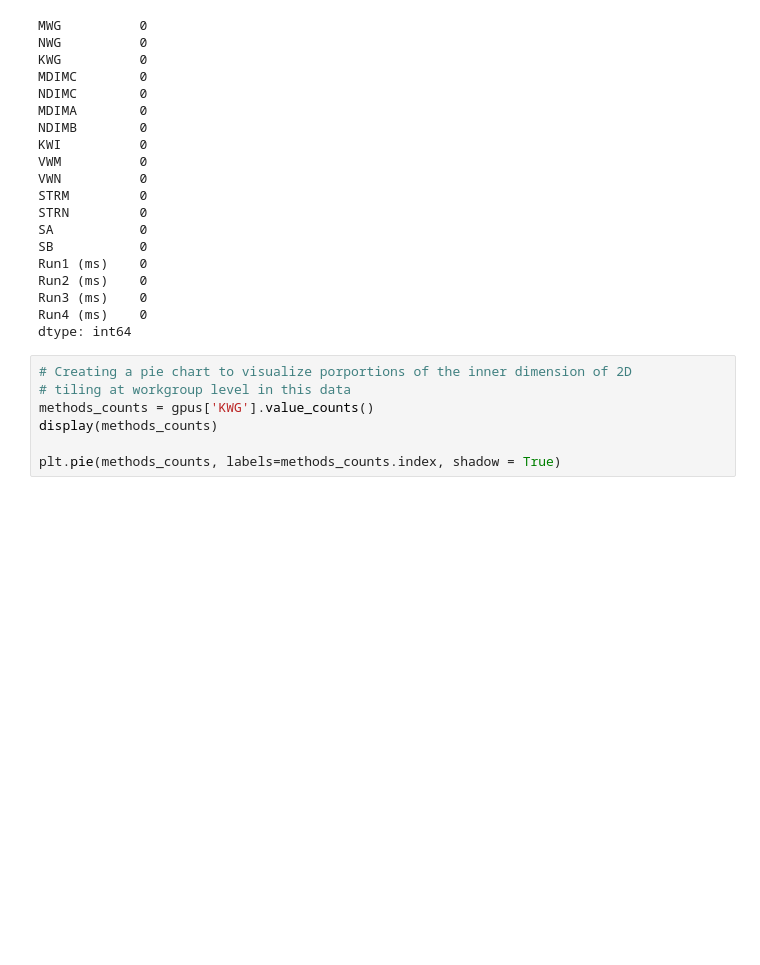
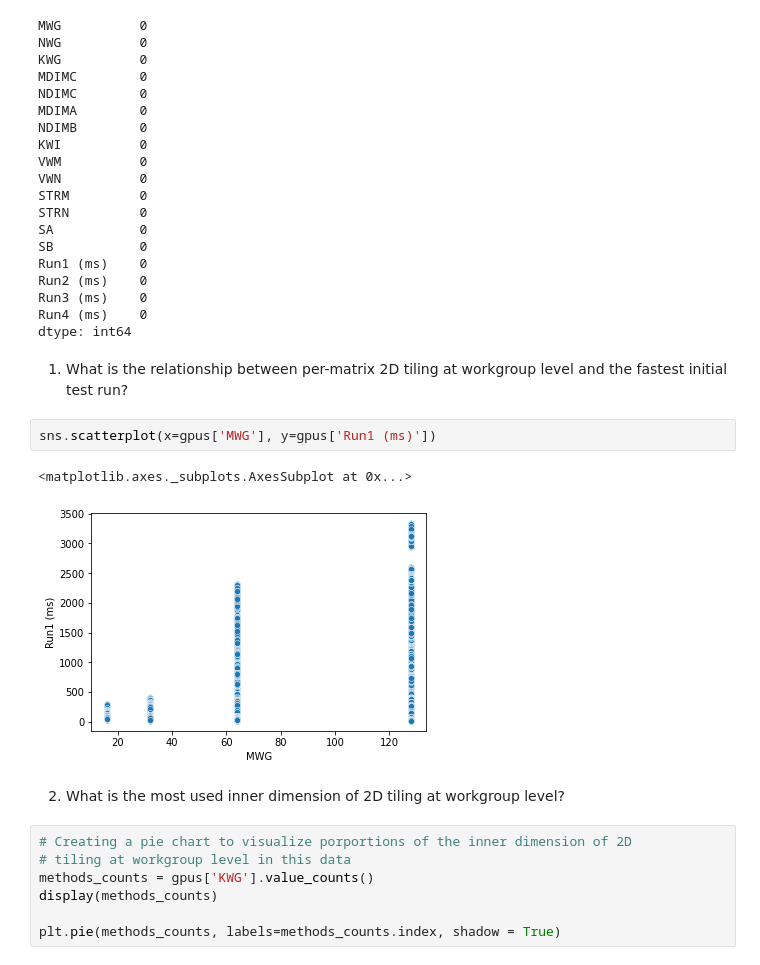
Before and after one commit to MaheshGouru/CS5265-Assignment-1, a Jupyter notebook: CS5265_Assignment_1_Gouru.ipynb, the cells around one changed output. Saved outputs shown, nothing was run; the diff lists cells and outputs as text; blank space fills up the shorter version.

```diff
--- a/CS5265_Assignment_1_Gouru.ipynb
+++ b/CS5265_Assignment_1_Gouru.ipynb
@@ -129,6 +129,15 @@ Run2 (ms)    0
 Run3 (ms)    0
 Run4 (ms)    0
 dtype: int64
+# %% [markdown]
+1. What is the relationship between per-matrix 2D tiling at workgroup level and the fastest initial test run?
+# %%
+sns.scatterplot(x=gpus['MWG'], y=gpus['Run1 (ms)'])
+# %% [output]
+<matplotlib.axes._subplots.AxesSubplot at 0x...>
+[figure, added]
+# %% [markdown]
+2. What is the most used inner dimension of 2D tiling at workgroup level?
 # %%
 # Creating a pie chart to visualize porportions of the inner dimension of 2D
 # tiling at workgroup level in this data
```
Also changed, not shown: parts of 3 cells of this notebook.
